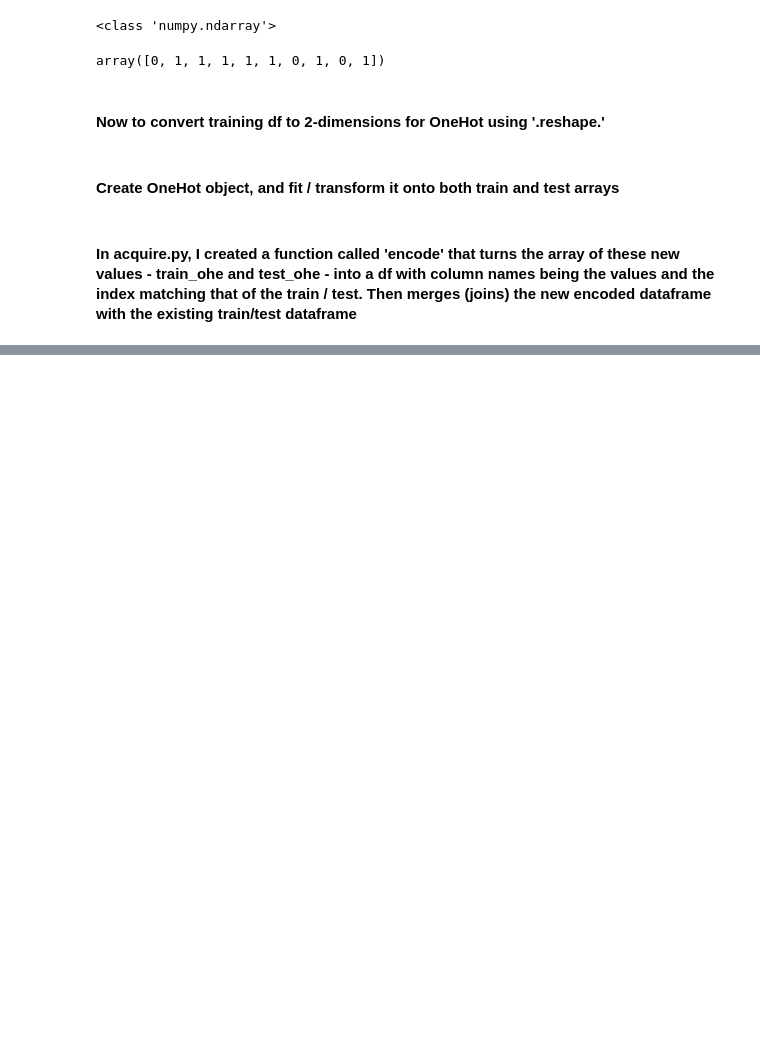
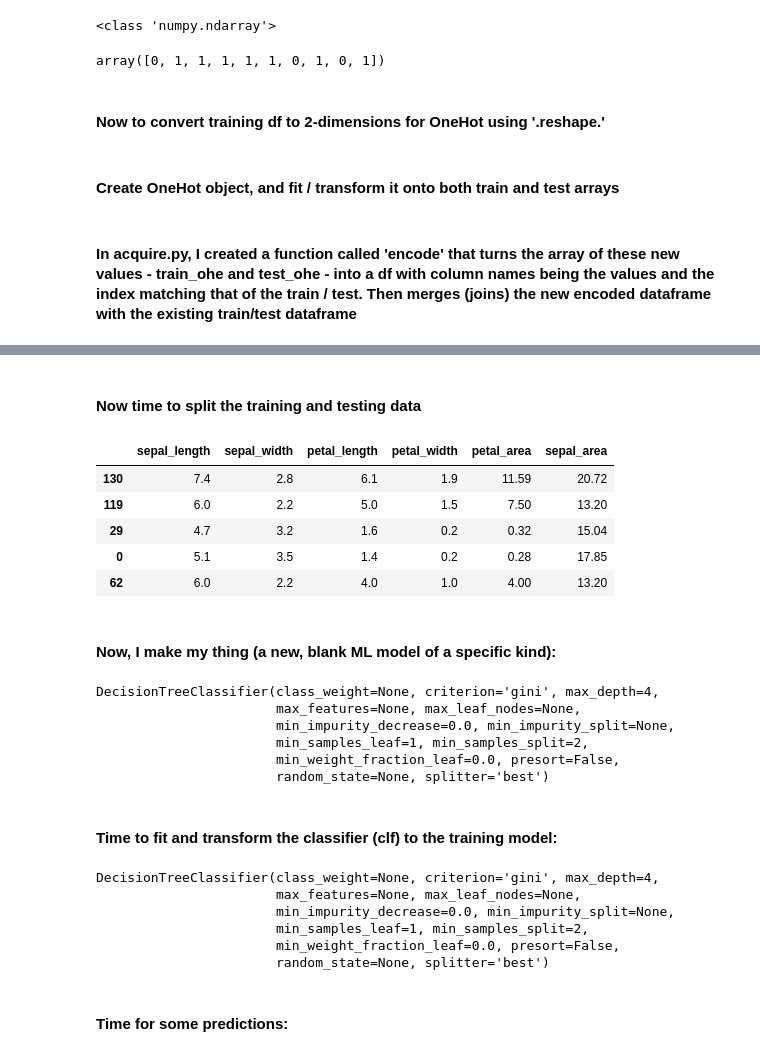
Before and after one commit to nickjoseph210/Classification_Work, a Jupyter notebook: model.ipynb, the cells around one changed output, grey strips where cells are left out. Saved outputs shown, nothing was run; the diff lists cells and outputs as text; code cells hidden in the pictures; blank space fills up the shorter version.

```diff
--- a/model.ipynb
+++ b/model.ipynb
@@ -351,0 +365,3 @@ train, test = acquire.encode(train, test, col_name = "sex")
+# %%
+y = df[["species_name"]]
+y.head()
@@ -351,0 +375,37 @@ train, test = acquire.encode(train, test, col_name = "sex")
+# %% [markdown]
+#### Now time to split the training and testing data
+# %%
+X_train, X_test, y_train, y_test = train_test_split(X, y, train_size=.8, random_state=123)
+X_train.head()
+# %% [output]
+|  | sepal_length | sepal_width | petal_length | petal_width | petal_area | sepal_area |
+| 130 | 7.4 | 2.8 | 6.1 | 1.9 | 11.59 | 20.72 |
+| 119 | 6.0 | 2.2 | 5.0 | 1.5 | 7.50 | 13.20 |
+| 29 | 4.7 | 3.2 | 1.6 | 0.2 | 0.32 | 15.04 |
+| 0 | 5.1 | 3.5 | 1.4 | 0.2 | 0.28 | 17.85 |
+| 62 | 6.0 | 2.2 | 4.0 | 1.0 | 4.00 | 13.20 |
+# %% [markdown]
+#### Now, I make my thing (a new, blank ML model of a specific kind):
+# %%
+clf = DecisionTreeClassifier(class_weight=None, criterion="gini", max_depth=4)
+clf
+# %% [output]
+DecisionTreeClassifier(class_weight=None, criterion='gini', max_depth=4,
+                       max_features=None, max_leaf_nodes=None,
+                       min_impurity_decrease=0.0, min_impurity_split=None,
+                       min_samples_leaf=1, min_samples_split=2,
+                       min_weight_fraction_leaf=0.0, presort=False,
+                       random_state=None, splitter='best')
+# %% [markdown]
+#### Time to fit and transform the classifier (clf) to the training model:
+# %%
+clf.fit(X_train, y_train)
+# %% [output]
+DecisionTreeClassifier(class_weight=None, criterion='gini', max_depth=4,
+                       max_features=None, max_leaf_nodes=None,
+                       min_impurity_decrease=0.0, min_impurity_split=None,
+                       min_samples_leaf=1, min_samples_split=2,
+                       min_weight_fraction_leaf=0.0, presort=False,
+                       random_state=None, splitter='best')
+# %% [markdown]
+#### Time for some predictions:
```
Also changed, not shown: parts of 57 cells of this notebook.
